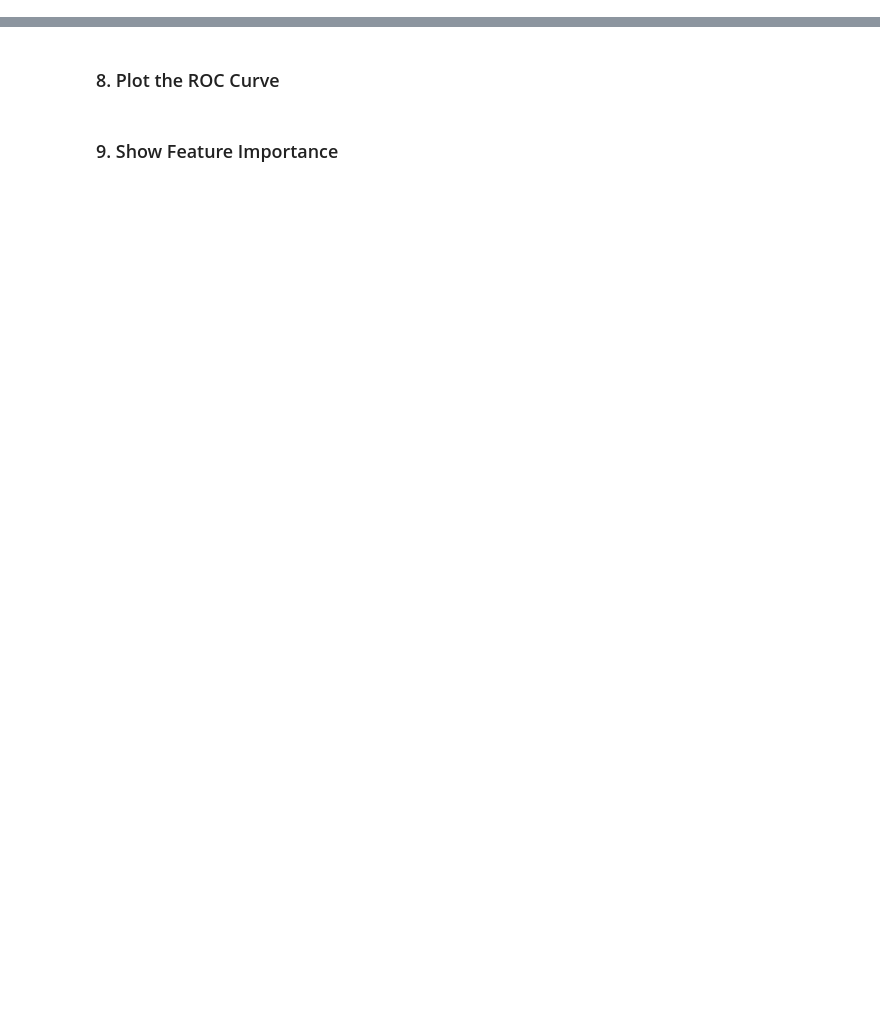
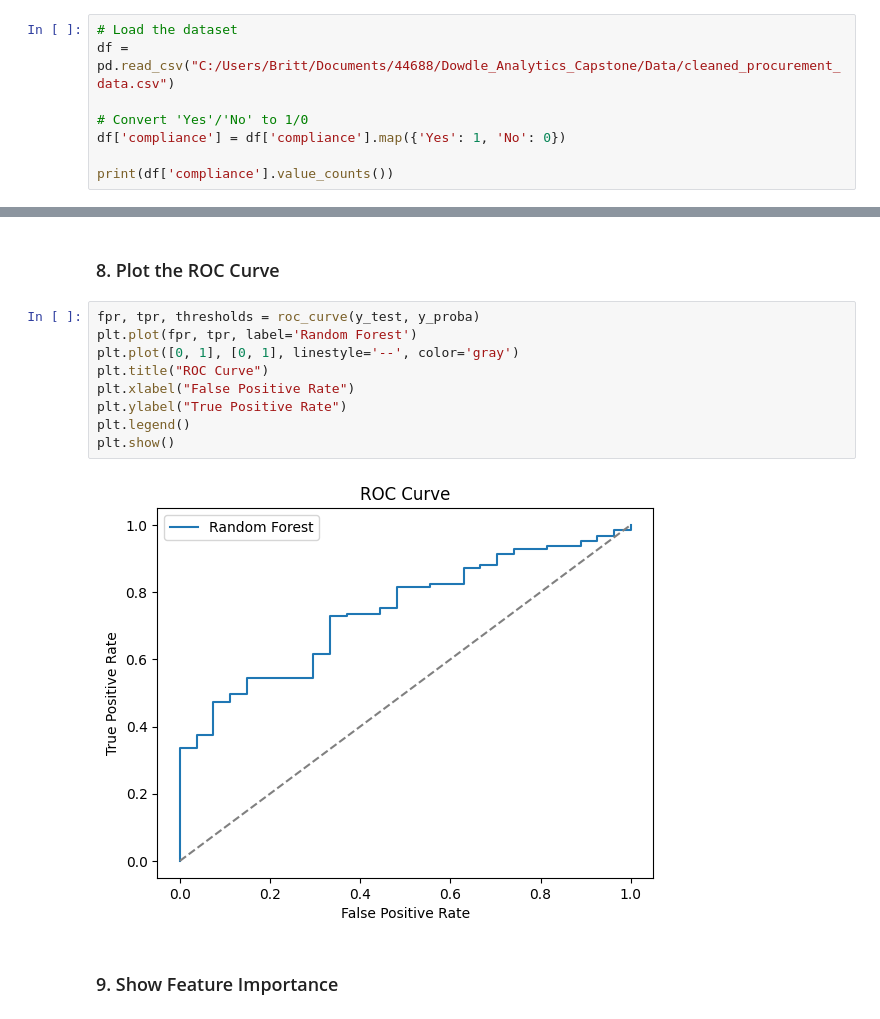
Before and after one commit to Bdowdle4/Dowdle_Analytics_Capstone, a Jupyter notebook: Notebooks/modeling.ipynb, the cells around one changed output, grey strips where cells are left out. Saved outputs shown, nothing was run; the diff lists cells and outputs as text; blank space fills up the shorter version.

```diff
--- a/Notebooks/modeling.ipynb
+++ b/Notebooks/modeling.ipynb
@@ -23,3 +29,11 @@ from sklearn.metrics import classification_report, confusion_matrix, roc_auc_sco
 # %% [markdown]
 ****
 ### 1. Load the Cleaned Dataset
+# %%
+# Load the dataset
+df = pd.read_csv("C:/Users/Britt/Documents/44688/Dowdle_Analytics_Capstone/Data/cleaned_procurement_data.csv")
+
+# Convert 'Yes'/'No' to 1/0
+df['compliance'] = df['compliance'].map({'Yes': 1, 'No': 0})
+
+print(df['compliance'].value_counts())
@@ -38,4 +137,15 @@ from sklearn.metrics import classification_report, confusion_matrix, roc_auc_sco
 # %% [markdown]
 ### 8. Plot the ROC Curve
+# %%
+fpr, tpr, thresholds = roc_curve(y_test, y_proba)
+plt.plot(fpr, tpr, label='Random Forest')
+plt.plot([0, 1], [0, 1], linestyle='--', color='gray')
+plt.title("ROC Curve")
+plt.xlabel("False Positive Rate")
+plt.ylabel("True Positive Rate")
+plt.legend()
+plt.show()
+# %% [output]
+[figure, added]
 # %% [markdown]
 ### 9. Show Feature Importance
```
Also changed, not shown: parts of 8 cells of this notebook.
